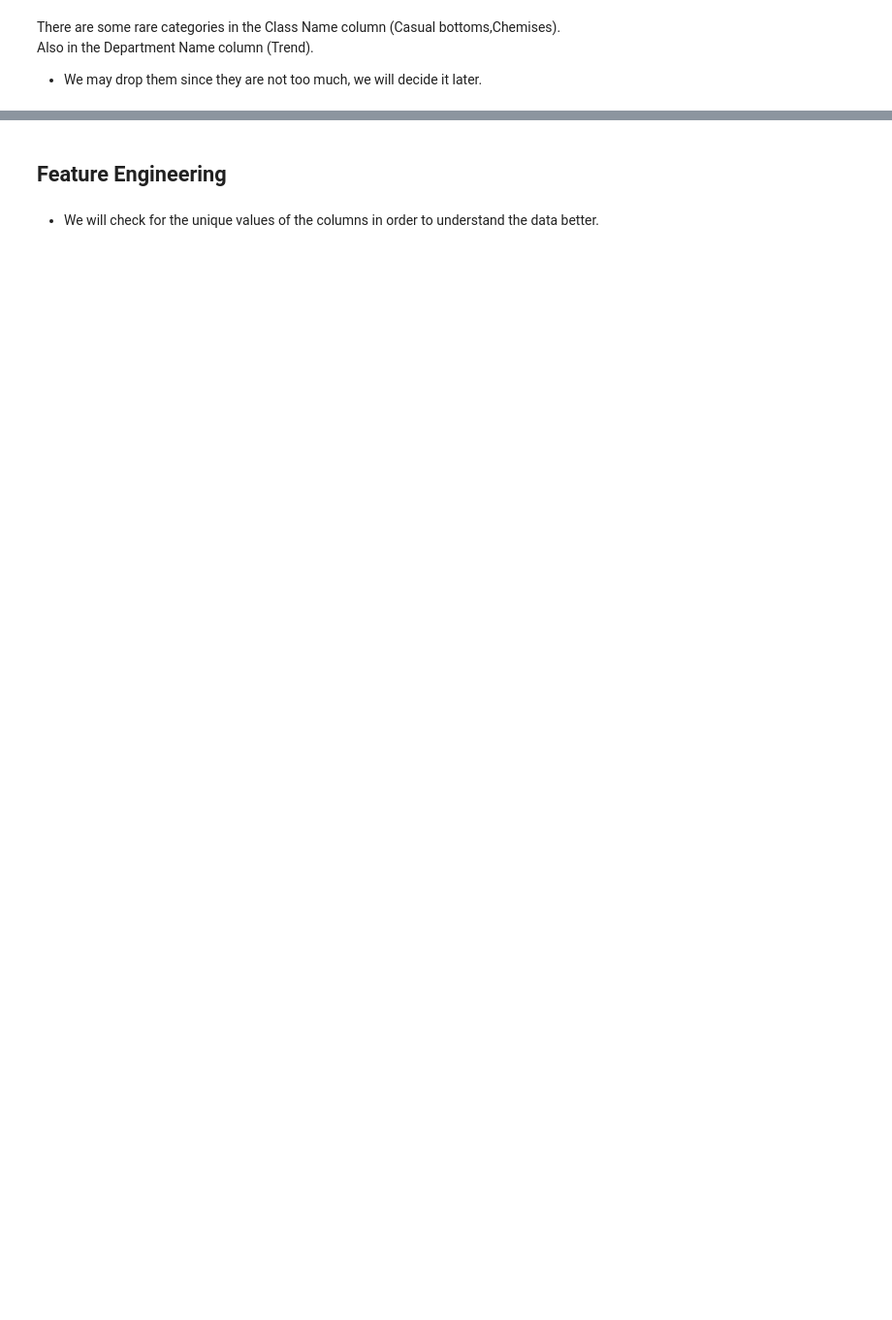
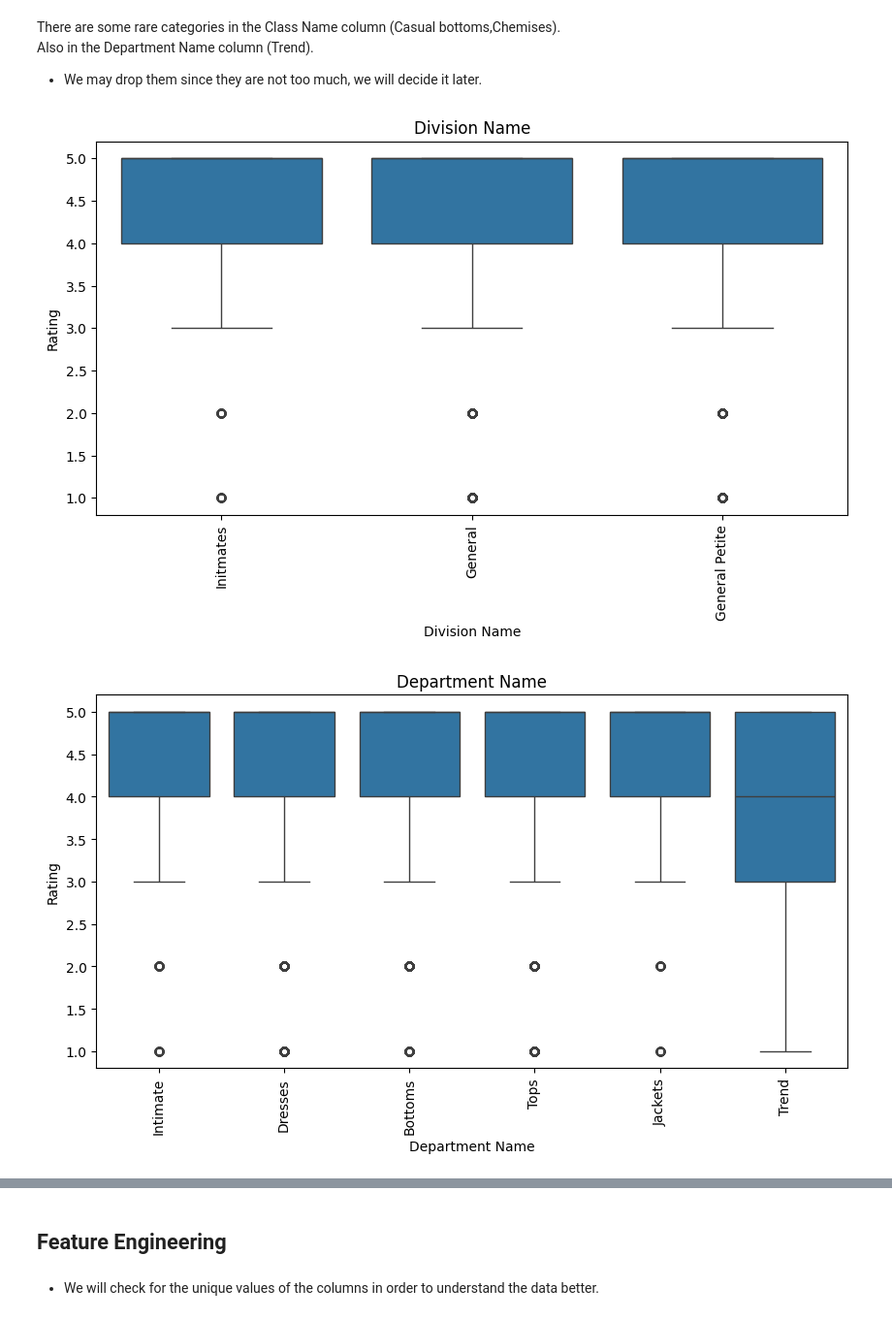
Before and after one commit to BoraDere/Women-s-E-Commerce-Clothing-Reviews, a Jupyter notebook: project.ipynb, the cells around one changed output, grey strips where cells are left out. Shown at 97% size. Saved outputs shown, nothing was run; the diff lists cells and outputs as text; code cells hidden in the pictures; blank space fills up the shorter version.

```diff
--- a/project.ipynb
+++ b/project.ipynb
@@ -226,3 +260,13 @@ for i in l_cat:
 Also in the Department Name column (Trend).
 
 * We may drop them since they are not too much, we will decide it later.
+# %%
+for i in l_cat:
+    plt.figure(figsize=(10,5))
+    sns.boxplot(x=df[i],y=df['Rating'])
+    plt.xticks(rotation=90)
+    plt.title(i)
+    plt.show()
+# %% [output]
+[figure, added]
+[figure, added]
```
Also changed, not shown: parts of 41 cells of this notebook.
